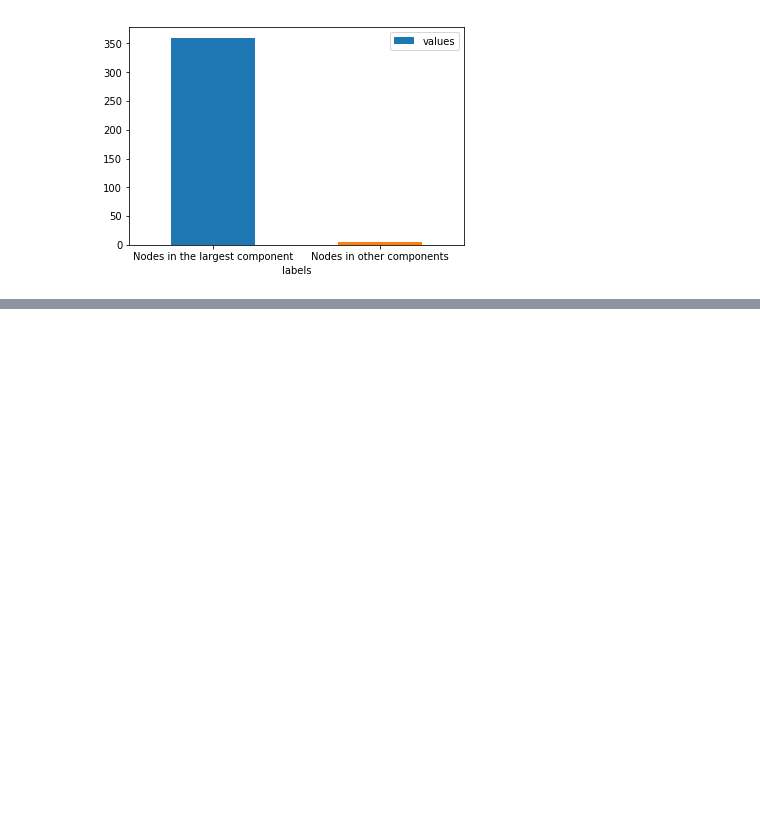
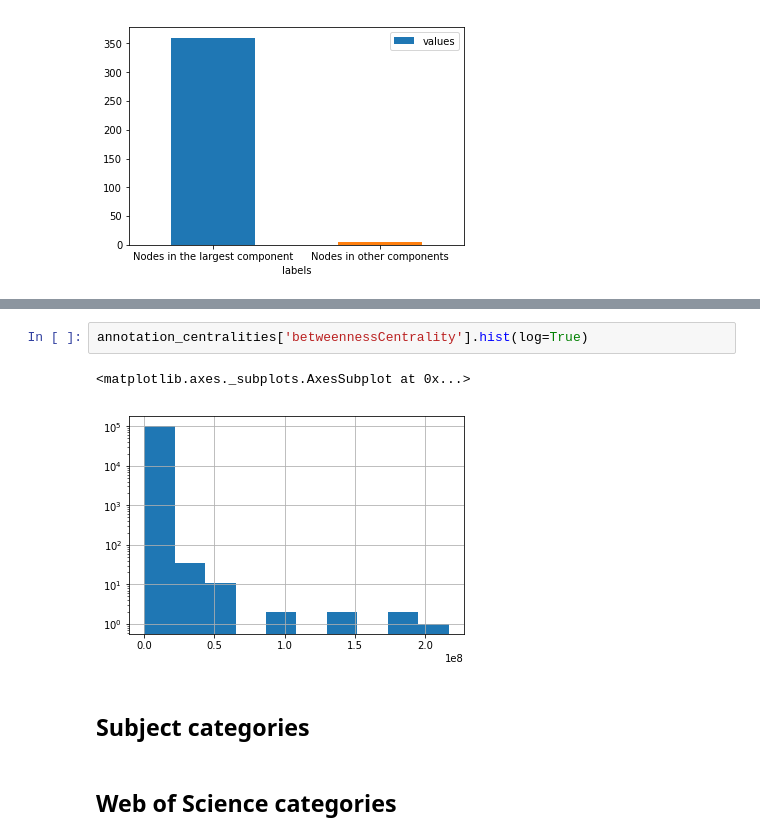
Before and after one commit to clokman/KFIR, a Jupyter notebook: notebooks/Graph-analysis.ipynb, the cells around one changed output, grey strips where cells are left out. Drawn from its saved outputs; the diff is of its cells as text; blank space fills up the shorter version.

```diff
--- a/notebooks/Graph-analysis.ipynb
+++ b/notebooks/Graph-analysis.ipynb
@@ -523,0 +646,9 @@ ax = df.plot.bar(x='labels', y='values', rot=0)
+# %%
+annotation_centralities['betweennessCentrality'].hist(log=True)
+# %% [output]
+<matplotlib.axes._subplots.AxesSubplot at 0x...>
+[figure, added]
+# %% [markdown]
+## Subject categories
+# %% [markdown]
+## Web of Science categories
```
Also changed, not shown: parts of 29 cells of this notebook, 3 other files.
